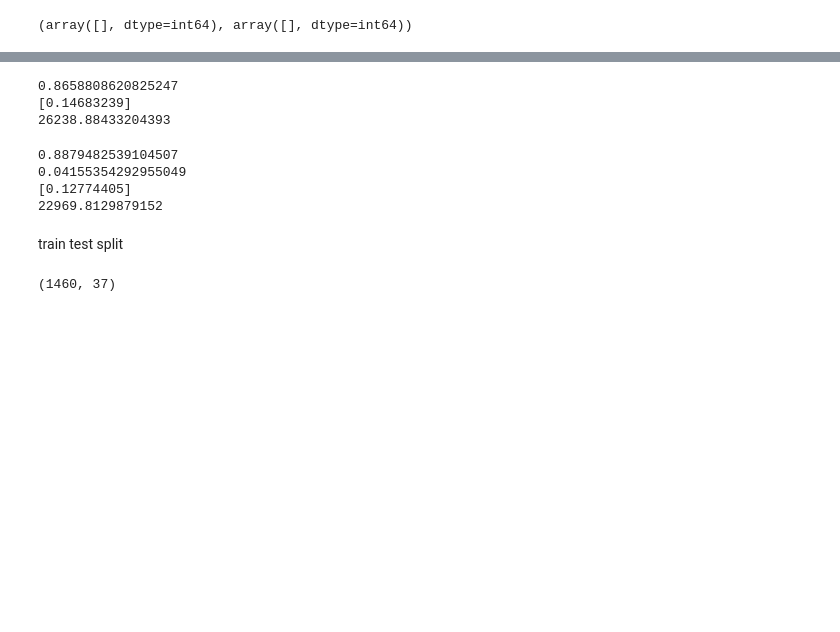
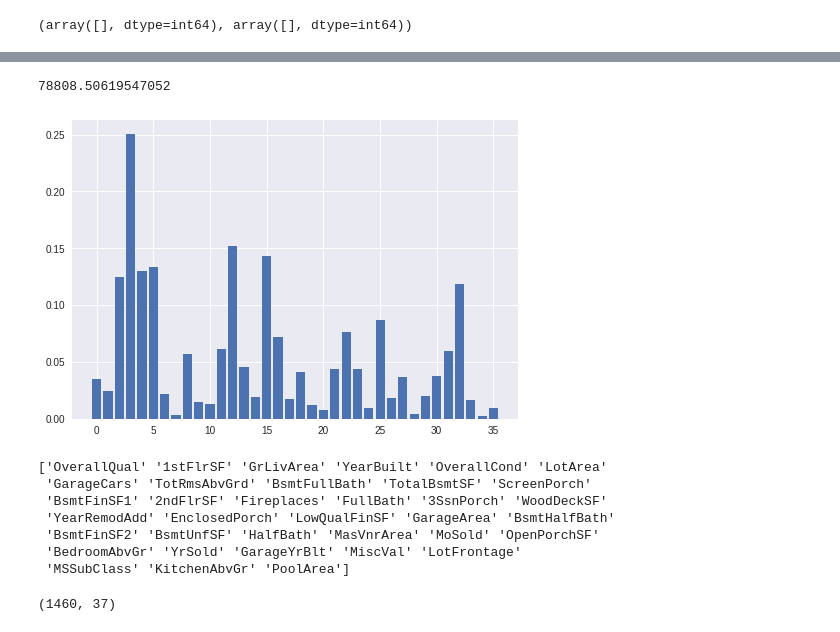
Before and after one commit to Pataweepr/applyML_vistec_2019, a Jupyter notebook: hw3_Titanic.ipynb, the cells around one changed output, grey strips where cells are left out. Saved outputs shown, nothing was run; the diff lists cells and outputs as text; code cells hidden in the pictures; blank space fills up the shorter version.

```diff
--- a/hw3_Titanic.ipynb
+++ b/hw3_Titanic.ipynb
@@ -207,45 +256,26 @@ train_log1p_price_norm = price_normalizer.transform(train_log1p_price.reshape(1,
-# %%
-lin_reg = LinearRegression().fit(train_np_norm, train_log1p_price_norm)
-train_predict_log1p_norm = lin_reg.predict(train_np_norm)
-print(lin_reg.score(train_np_norm, train_log1p_price_norm))
-
-train_predict_log1p = price_normalizer.inverse_transform(train_predict_log1p_norm.reshape((len(train_predict_log1p_norm),1))).reshape(len(train_predict_log1p_norm))
-
-delta_k_norm = np.sqrt(mean_squared_error(train_predict_log1p_norm,train_log1p_price_norm)) #mean_squared_error(train_predict_log1p_norm,train_log1p_price_norm)
-delta_k = delta_k_norm/price_normalizer.scale_
-
-print(delta_k)
-delta_x = np.mean(np.exp(train_predict_log1p)*delta_k)
-print(delta_x)
-# %% [output]
-0.8658808620825247
-[0.14683239]
-26238.88433204393
-# %%
-val_np = np.array(val_data[num_features].values)
-val_log1p_price = np.log1p(np.array(val_data['SalePrice'].values))
-val_np_norm = train_normalizer.transform(val_np)
-val_log1p_price_norm = price_normalizer.transform(val_log1p_price.reshape(1,len(val_log1p_price))).reshape(len(val_log1p_price))
-
-print(lin_reg.score(val_np_norm, val_log1p_price_norm))
-
-val_predict_log1p_norm = lin_reg.predict(val_np_norm)
-val_predict_log1p = price_normalizer.inverse_transform(val_predict_log1p_norm.reshape((len(val_predict_log1p_norm),1))).reshape(len(val_predict_log1p_norm))
-
-delta_k_norm = np.sqrt(mean_squared_error(val_predict_log1p_norm,val_log1p_price_norm)) #mean_squared_error(val_predict_log1p_norm,val_log1p_price_norm)
-delta_k = delta_k_norm/price_normalizer.scale_
-print(delta_k_norm)
-print(delta_k)
-
-delta_x = np.mean(np.exp(val_predict_log1p)*delta_k)
-print(delta_x)
-# %% [output]
-0.8879482539104507
-0.04155354292955049
-[0.12774405]
-22969.8129879152
-# %% [markdown]
-train test split
+# %%
+print(np.std(train_price_data))
+# %% [output]
+78808.50619547052
+# %%
+coeff_np = np.array(lin_reg.coef_)
+ind = np.arange(coeff_np.shape[0])
+ind_sort_w_max = np.flip(np.argsort(coeff_np) ,axis = 0)
+
+plt.bar(ind, np.absolute(coeff_np), align='center', alpha=1)
+plt.show()
+
+num_features_np = np.array(num_features)
+print(num_features_np[ind_sort_w_max])
+# %% [output]
+[figure, added]
+['OverallQual' '1stFlrSF' 'GrLivArea' 'YearBuilt' 'OverallCond' 'LotArea'
+ 'GarageCars' 'TotRmsAbvGrd' 'BsmtFullBath' 'TotalBsmtSF' 'ScreenPorch'
+ 'BsmtFinSF1' '2ndFlrSF' 'Fireplaces' 'FullBath' '3SsnPorch' 'WoodDeckSF'
+ 'YearRemodAdd' 'EnclosedPorch' 'LowQualFinSF' 'GarageArea' 'BsmtHalfBath'
+ 'BsmtFinSF2' 'BsmtUnfSF' 'HalfBath' 'MasVnrArea' 'MoSold' 'OpenPorchSF'
+ 'BedroomAbvGr' 'YrSold' 'GarageYrBlt' 'MiscVal' 'LotFrontage'
+ 'MSSubClass' 'KitchenAbvGr' 'PoolArea']
 # %%
 data_to_sel_feature = np.vstack((train_np,val_np))
 log1p_price_all = np.hstack((train_log1p_price,val_log1p_price))
```
Also changed, not shown: parts of 22 cells of this notebook.
